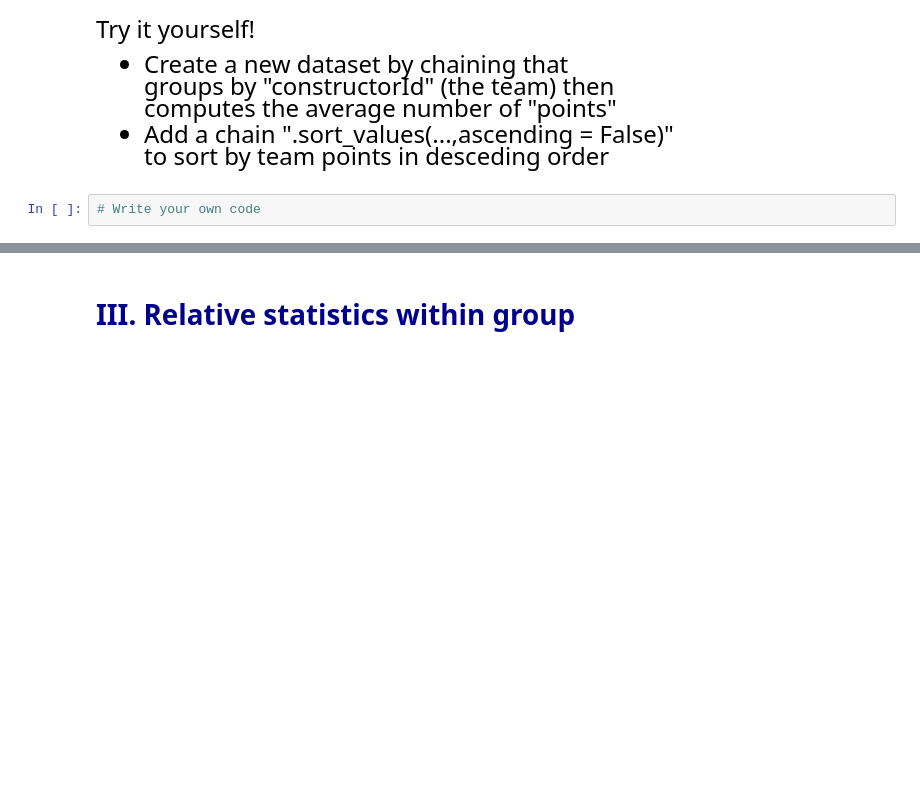
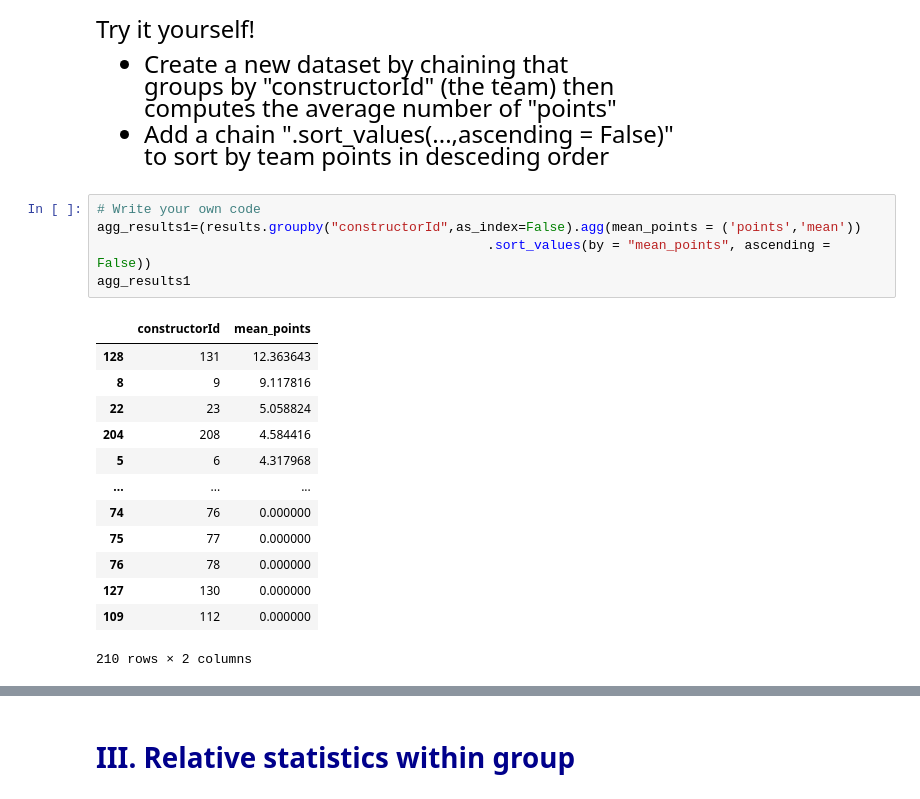
Before and after one commit to chchloe/qtm151_fall_2023, a Jupyter notebook: lecture_13/lecture_13new.ipynb, the cells around one changed output, grey strips where cells are left out. Cells and saved outputs as stored; diff of their text form; blank space fills up the shorter version.

```diff
--- a/lecture_13/lecture_13new.ipynb
+++ b/lecture_13/lecture_13new.ipynb
@@ -297,5 +297,22 @@ groups by "constructorId" (the team) then <br>
 computes the average number of "points"
 - Add a chain ".sort_values(...,ascending = False)" <br>
 to sort by team points in desceding order
-# %%
-# Write your own code
+# %%
+# Write your own code
+agg_results1=(results.groupby("constructorId",as_index=False).agg(mean_points = ('points','mean'))
+                                                  .sort_values(by = "mean_points", ascending = False))
+agg_results1
+# %% [output]
+|  | constructorId | mean_points |
+| 128 | 131 | 12.363643 |
+| 8 | 9 | 9.117816 |
+| 22 | 23 | 5.058824 |
+| 204 | 208 | 4.584416 |
+| 5 | 6 | 4.317968 |
+| ... | ... | ... |
+| 74 | 76 | 0.000000 |
+| 75 | 77 | 0.000000 |
+| 76 | 78 | 0.000000 |
+| 127 | 130 | 0.000000 |
+| 109 | 112 | 0.000000 |
+210 rows × 2 columns
```
Also changed, not shown: parts of 6 cells of this notebook, 4 other files.
